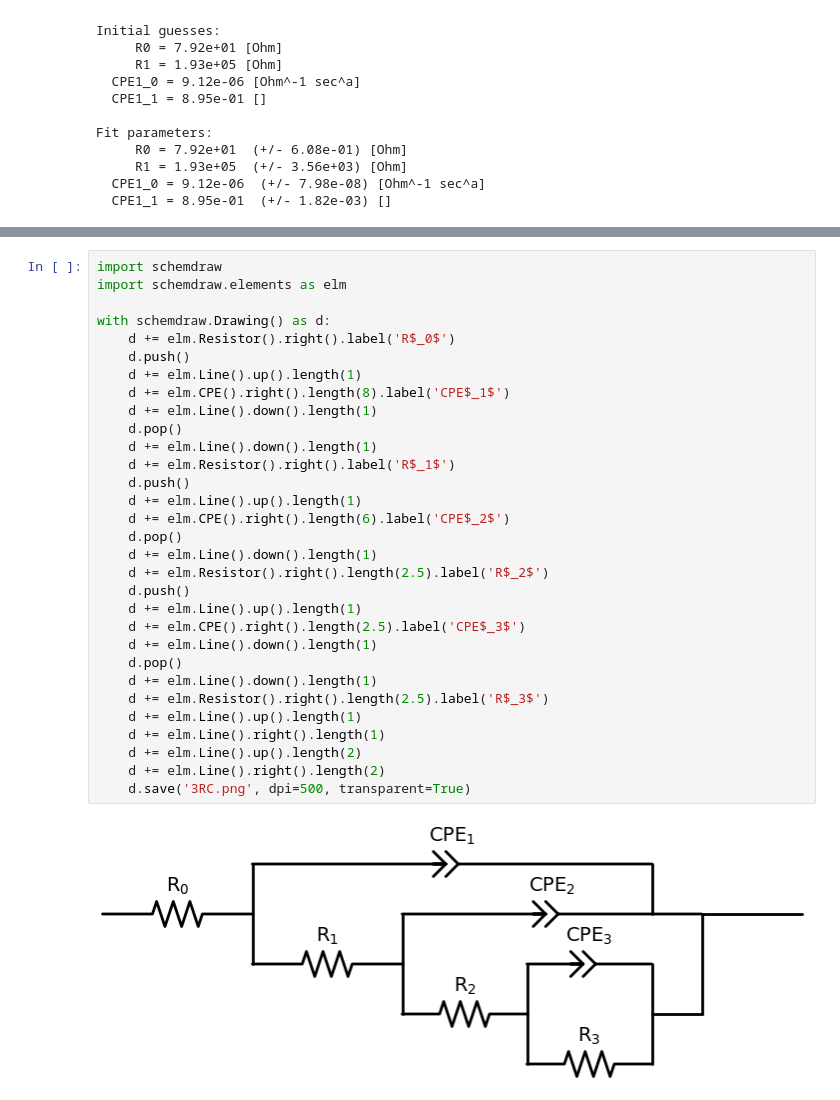
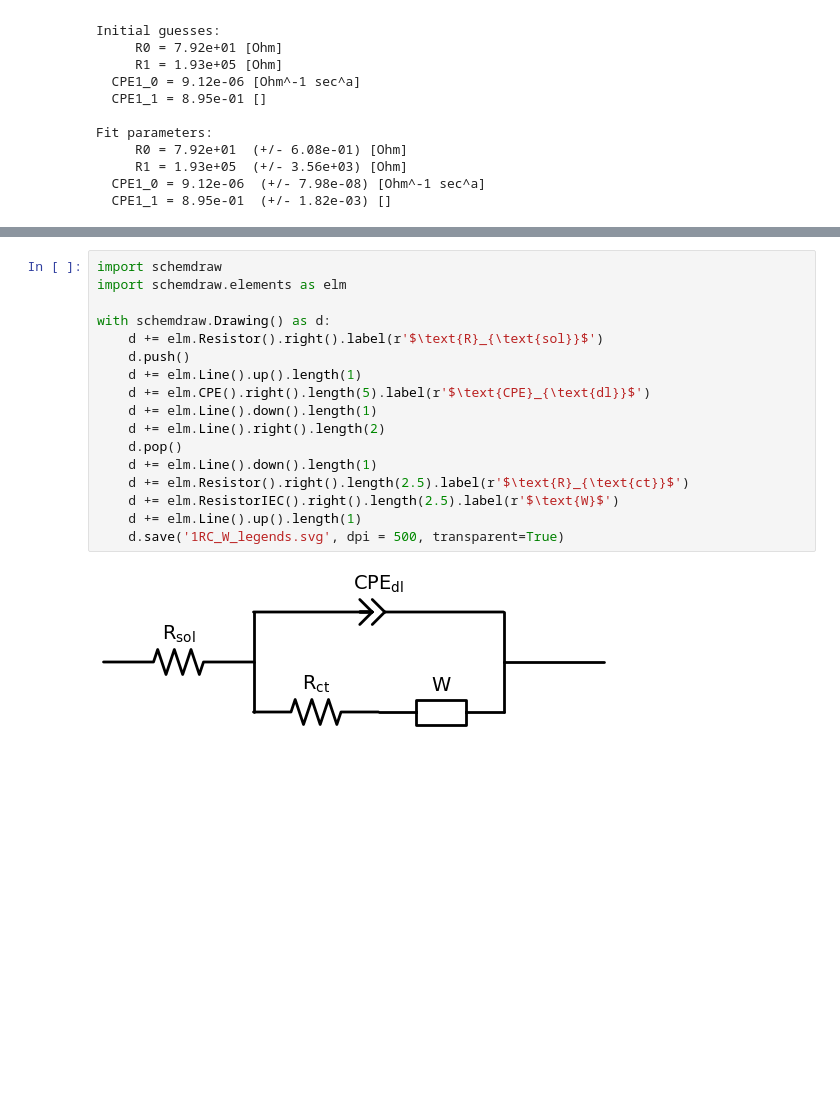
Before and after one commit to AlexandreCauvel/PEA, a Jupyter notebook: code/parameter_guesser/parameter_estimator_final_v1.ipynb, the cells around one changed output, grey strips where cells are left out. Cells and saved outputs as stored; diff of their text form; blank space fills up the shorter version.

```diff
--- a/code/parameter_guesser/parameter_estimator_final_v1.ipynb
+++ b/code/parameter_guesser/parameter_estimator_final_v1.ipynb
@@ -463,33 +463,19 @@ generate_combined_eis_report(all_datasets, circuit_string, bounds, choice, data_
 # %%
 import schemdraw
 import schemdraw.elements as elm
 
 with schemdraw.Drawing() as d:
-    d += elm.Resistor().right().label('R$_0$')
+    d += elm.Resistor().right().label(r'$\text{R}_{\text{sol}}$')
     d.push()
     d += elm.Line().up().length(1)
-    d += elm.CPE().right().length(8).label('CPE$_1$')
+    d += elm.CPE().right().length(5).label(r'$\text{CPE}_{\text{dl}}$')
     d += elm.Line().down().length(1)
+    d += elm.Line().right().length(2)
     d.pop()
     d += elm.Line().down().length(1)
-    d += elm.Resistor().right().label('R$_1$')
-    d.push()
+    d += elm.Resistor().right().length(2.5).label(r'$\text{R}_{\text{ct}}$')
+    d += elm.ResistorIEC().right().length(2.5).label(r'$\text{W}$')
     d += elm.Line().up().length(1)
-    d += elm.CPE().right().length(6).label('CPE$_2$')
-    d.pop()
-    d += elm.Line().down().length(1)
-    d += elm.Resistor().right().length(2.5).label('R$_2$')
-    d.push()
-    d += elm.Line().up().length(1)
-    d += elm.CPE().right().length(2.5).label('CPE$_3$')
-    d += elm.Line().down().length(1)
-    d.pop()
-    d += elm.Line().down().length(1)
-    d += elm.Resistor().right().length(2.5).label('R$_3$')
-    d += elm.Line().up().length(1)
-    d += elm.Line().right().length(1)
-    d += elm.Line().up().length(2)
-    d += elm.Line().right().length(2)
-    d.save('3RC.png', dpi=500, transparent=True)
+    d.save('1RC_W_legends.svg', dpi = 500, transparent=True)
 # %% [output]
-[figure, old version]
+[figure, new version]
```
Also changed, not shown: parts of 7 cells of this notebook, 33 other files.
